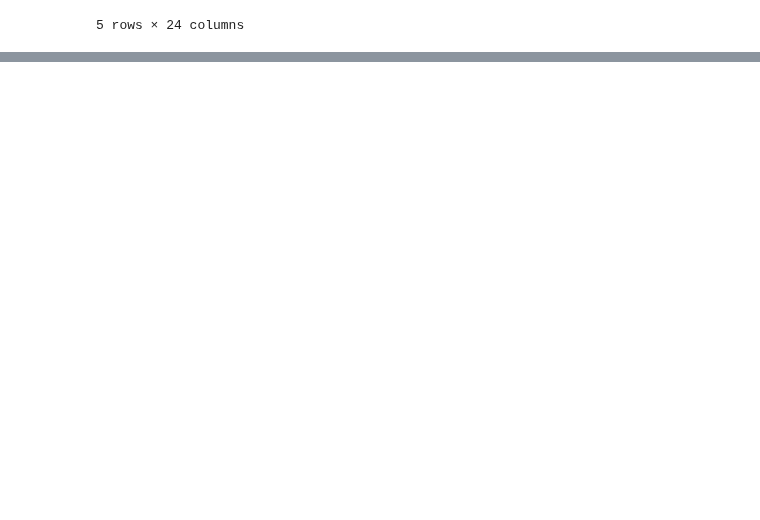
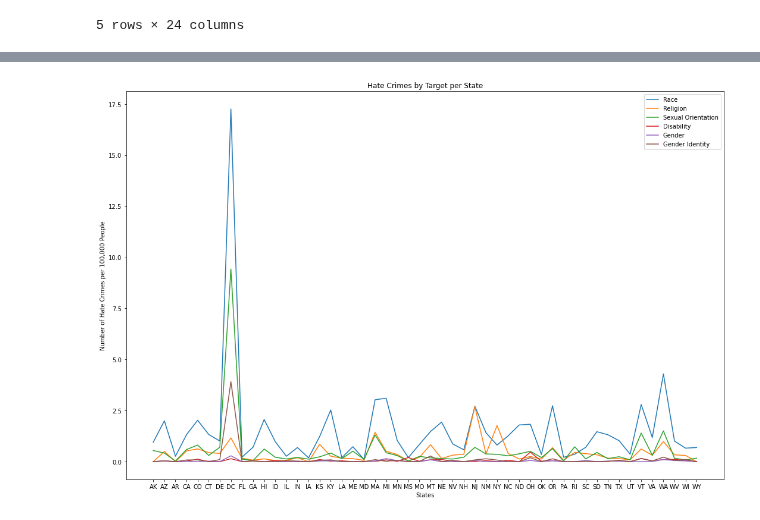
Before and after one commit to atamara/CrimeStatistics, a Jupyter notebook: Sayira Furnish - Data Wrangling.ipynb, the cells around one changed output, grey strips where cells are left out. Drawn from its saved outputs; the diff is of its cells as text; code cells hidden in the pictures; blank space fills up the shorter version.

```diff
--- a/Sayira Furnish - Data Wrangling.ipynb
+++ b/Sayira Furnish - Data Wrangling.ipynb
@@ -467,0 +475,8 @@ plt.plot(HC2019_USC2020A['State'], HC2019_USC2020A['TargetReligion'])
+# %%
+#Need to control for population
+HC2019_USC2020A['RaceCrime100K'] = ((HC2019_USC2020A['TargetRace'] * 100000) / HC2019_USC2020A['Population'])
+HC2019_USC2020A['ReligionCrime100K'] = ((HC2019_USC2020A['TargetReligion'] * 100000) / HC2019_USC2020A['Population'])
+HC2019_USC2020A['SexOrientCrime100K'] = ((HC2019_USC2020A['TargetSexOrientation'] * 100000) / HC2019_USC2020A['Population'])
+HC2019_USC2020A['DisabilityCrime100K'] = ((HC2019_USC2020A['TargetDisability'] * 100000) / HC2019_USC2020A['Population'])
+HC2019_USC2020A['GenderCrime100K'] = ((HC2019_USC2020A['TargetGender'] * 100000) / HC2019_USC2020A['Population'])
+HC2019_USC2020A['GenderIDCrime100K'] = ((HC2019_USC2020A['TargetGenderID'] * 100000) / HC2019_USC2020A['Population'])
@@ -467,0 +511,4 @@ plt.plot(HC2019_USC2020A['State'], HC2019_USC2020A['TargetReligion'])
+# %%
+#Not presently using RacePop data so going to drop to make reviewing dataset easier
+HC2019_USC2020B = HC2019_USC2020A[['State', 'RaceCrime100K', 'ReligionCrime100K',
+                                   'SexOrientCrime100K', 'DisabilityCrime100K', 'GenderCrime100K', 'GenderIDCrime100K']]
@@ -468,2 +524,18 @@ plt.plot(HC2019_USC2020A['State'], HC2019_USC2020A['TargetReligion'])
+# %%
+#Plotting for a visual
+plt.figure(figsize=(18,12))
+plt.plot(HC2019_USC2020B['State'], HC2019_USC2020B['RaceCrime100K'], label='Race')
+plt.plot(HC2019_USC2020B['State'], HC2019_USC2020B['ReligionCrime100K'], label='Religion')
+plt.plot(HC2019_USC2020B['State'], HC2019_USC2020B['SexOrientCrime100K'], label='Sexual Orientation')
+plt.plot(HC2019_USC2020B['State'], HC2019_USC2020B['DisabilityCrime100K'], label='Disability')
+plt.plot(HC2019_USC2020B['State'], HC2019_USC2020B['GenderCrime100K'], label='Gender')
+plt.plot(HC2019_USC2020B['State'], HC2019_USC2020B['GenderIDCrime100K'], label='Gender Identity')
+plt.xlabel('States')
+plt.ylabel('Number of Hate Crimes per 100,000 People')
+plt.title('Hate Crimes by Target per State')
+plt.legend()
+plt.show()
+# %% [output]
+[figure, added]
 # %%
 #Data Analysis
```
Also changed, not shown: parts of 17 cells of this notebook.
